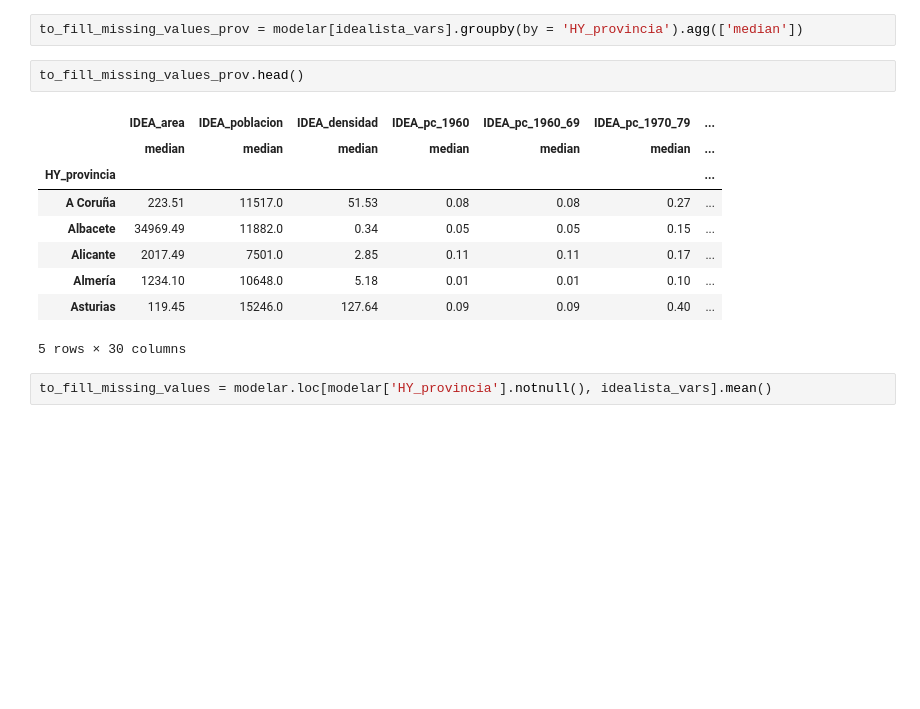
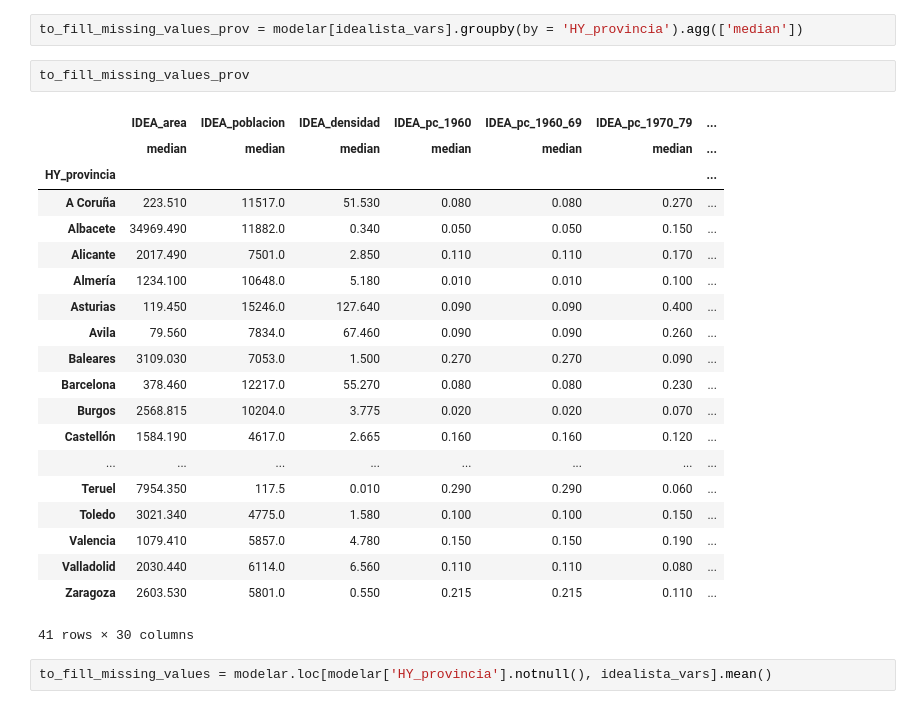
Before and after one commit to RohitUttam/UniversityHack2019, a Jupyter notebook: Expl_ini_rf.ipynb, the cells around one changed output. Drawn from its saved outputs; the diff is of its cells as text; blank space fills up the shorter version.

```diff
--- a/Expl_ini_rf.ipynb
+++ b/Expl_ini_rf.ipynb
@@ -462,17 +462,28 @@ idealista_vars.append('HY_provincia')
 # %%
 to_fill_missing_values_prov = modelar[idealista_vars].groupby(by = 'HY_provincia').agg(['median'])
 # %%
-to_fill_missing_values_prov.head()
+to_fill_missing_values_prov
 # %% [output]
 |  | IDEA_area | IDEA_poblacion | IDEA_densidad | IDEA_pc_1960 | IDEA_pc_1960_69 | IDEA_pc_1970_79 | ... |
 |  | median | median | median | median | median | median | ... |
 | HY_provincia |  |  |  |  |  |  | ... |
-| A Coruña | 223.51 | 11517.0 | 51.53 | 0.08 | 0.08 | 0.27 | ... |
-| Albacete | 34969.49 | 11882.0 | 0.34 | 0.05 | 0.05 | 0.15 | ... |
-| Alicante | 2017.49 | 7501.0 | 2.85 | 0.11 | 0.11 | 0.17 | ... |
-| Almería | 1234.10 | 10648.0 | 5.18 | 0.01 | 0.01 | 0.10 | ... |
-| Asturias | 119.45 | 15246.0 | 127.64 | 0.09 | 0.09 | 0.40 | ... |
+| A Coruña | 223.510 | 11517.0 | 51.530 | 0.080 | 0.080 | 0.270 | ... |
+| Albacete | 34969.490 | 11882.0 | 0.340 | 0.050 | 0.050 | 0.150 | ... |
+| Alicante | 2017.490 | 7501.0 | 2.850 | 0.110 | 0.110 | 0.170 | ... |
+| Almería | 1234.100 | 10648.0 | 5.180 | 0.010 | 0.010 | 0.100 | ... |
+| Asturias | 119.450 | 15246.0 | 127.640 | 0.090 | 0.090 | 0.400 | ... |
+| Avila | 79.560 | 7834.0 | 67.460 | 0.090 | 0.090 | 0.260 | ... |
+| Baleares | 3109.030 | 7053.0 | 1.500 | 0.270 | 0.270 | 0.090 | ... |
+| Barcelona | 378.460 | 12217.0 | 55.270 | 0.080 | 0.080 | 0.230 | ... |
+| Burgos | 2568.815 | 10204.0 | 3.775 | 0.020 | 0.020 | 0.070 | ... |
+| Castellón | 1584.190 | 4617.0 | 2.665 | 0.160 | 0.160 | 0.120 | ... |
+| ... | ... | ... | ... | ... | ... | ... | ... |
+| Teruel | 7954.350 | 117.5 | 0.010 | 0.290 | 0.290 | 0.060 | ... |
+| Toledo | 3021.340 | 4775.0 | 1.580 | 0.100 | 0.100 | 0.150 | ... |
+| Valencia | 1079.410 | 5857.0 | 4.780 | 0.150 | 0.150 | 0.190 | ... |
+| Valladolid | 2030.440 | 6114.0 | 6.560 | 0.110 | 0.110 | 0.080 | ... |
+| Zaragoza | 2603.530 | 5801.0 | 0.550 | 0.215 | 0.215 | 0.110 | ... |
-5 rows × 30 columns
+41 rows × 30 columns
 # %%
 to_fill_missing_values = modelar.loc[modelar['HY_provincia'].notnull(), idealista_vars].mean()
 # %%
```
Also changed, not shown: parts of 19 cells of this notebook, 1 other file.
